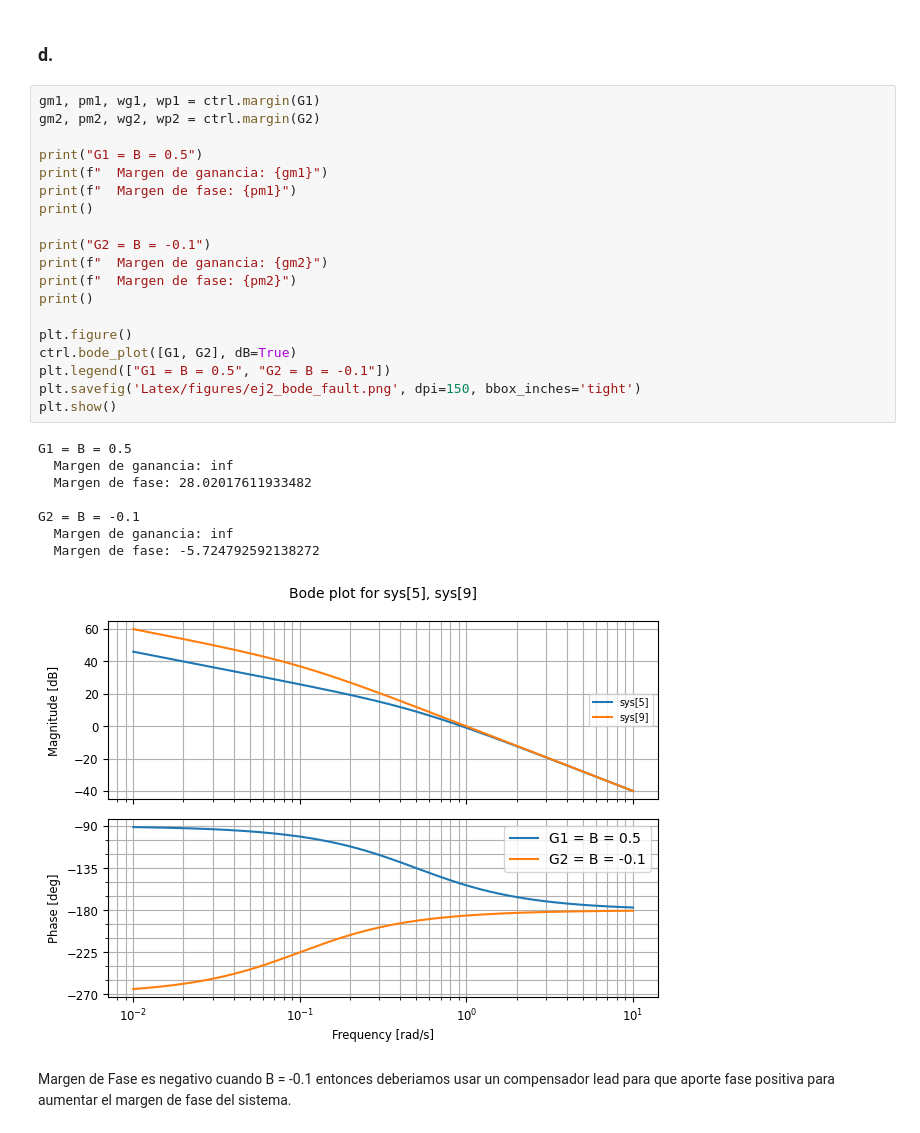
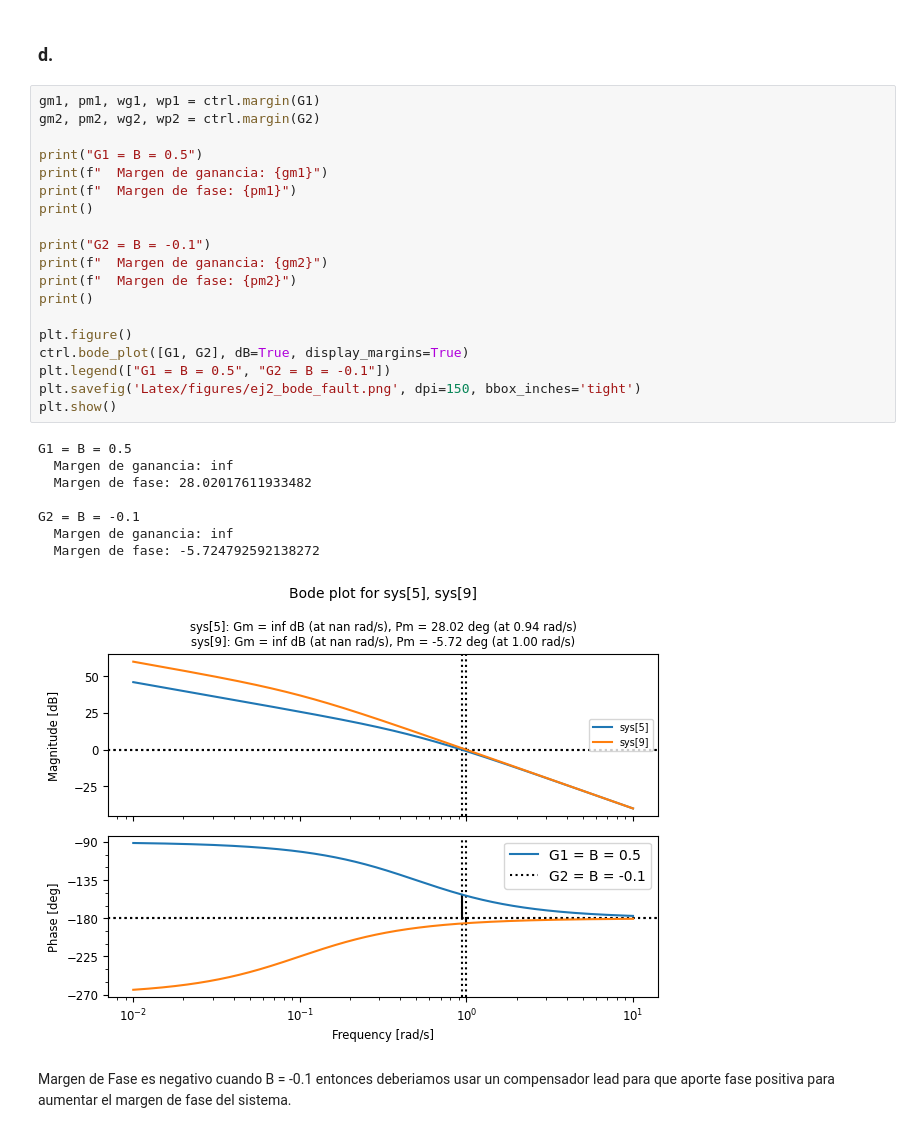
Before and after one commit to LucioLuque/Control-TP1, a Jupyter notebook: parte2.ipynb, the cells around one changed output. Drawn from its saved outputs; the diff is of its cells as text.

```diff
--- a/parte2.ipynb
+++ b/parte2.ipynb
@@ -107,31 +104,31 @@ plt.show()
 # %%
 gm1, pm1, wg1, wp1 = ctrl.margin(G1)
 gm2, pm2, wg2, wp2 = ctrl.margin(G2)
 
 print("G1 = B = 0.5")
 print(f"  Margen de ganancia: {gm1}")
 print(f"  Margen de fase: {pm1}")
 print()
 
 print("G2 = B = -0.1")
 print(f"  Margen de ganancia: {gm2}")
 print(f"  Margen de fase: {pm2}")
 print()
 
 plt.figure()
-ctrl.bode_plot([G1, G2], dB=True)
+ctrl.bode_plot([G1, G2], dB=True, display_margins=True)
 plt.legend(["G1 = B = 0.5", "G2 = B = -0.1"])
 plt.savefig('Latex/figures/ej2_bode_fault.png', dpi=150, bbox_inches='tight')
 plt.show()
 # %% [output]
 G1 = B = 0.5
   Margen de ganancia: inf
   Margen de fase: 28.02017611933482
 
 G2 = B = -0.1
   Margen de ganancia: inf
   Margen de fase: -5.724792592138272
-[figure, old version]
+[figure, new version]
 # %% [markdown]
 Margen de Fase es negativo cuando B = -0.1 entonces deberiamos usar un compensador lead para que aporte fase positiva para aumentar el margen de fase del sistema.
 # %% [markdown]
```
Also changed, not shown: parts of 6 cells of this notebook, 12 other files.
